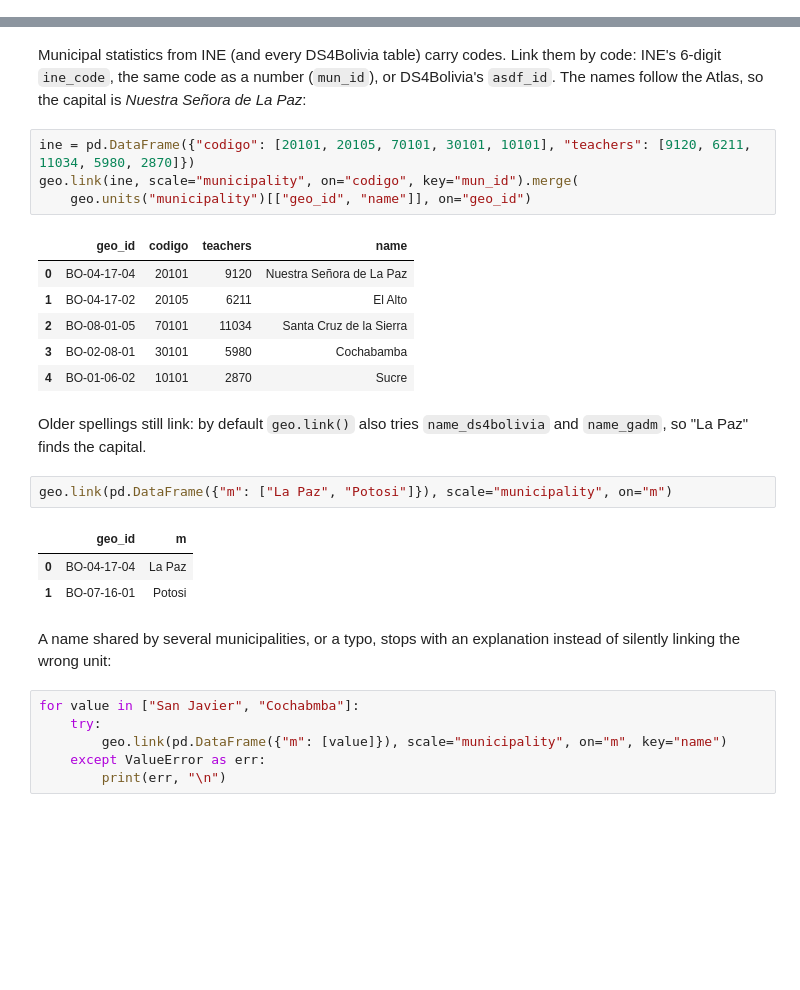
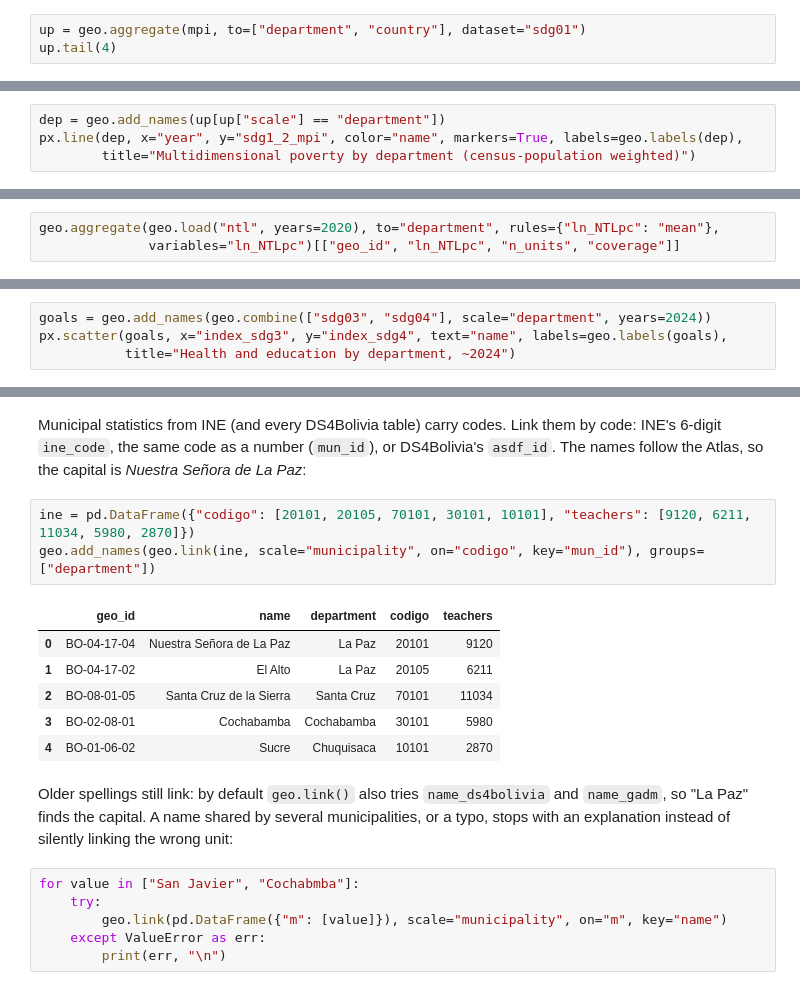
Before and after one commit to quarcs-lab/gdo4bolivia, a Jupyter notebook: notebooks/geo4bolivia_quickstart.ipynb, the cells around one changed output, grey strips where cells are left out. Cells and saved outputs as stored; diff of their text form; blank space fills up the shorter version.

```diff
--- a/notebooks/geo4bolivia_quickstart.ipynb
+++ b/notebooks/geo4bolivia_quickstart.ipynb
@@ -261,0 +282,3 @@ The values below are **made up** for the demonstration; replace them with your o
+# %%
+up = geo.aggregate(mpi, to=["department", "country"], dataset="sdg01")
+up.tail(4)
@@ -261,0 +291,4 @@ The values below are **made up** for the demonstration; replace them with your o
+# %%
+dep = geo.add_names(up[up["scale"] == "department"])
+px.line(dep, x="year", y="sdg1_2_mpi", color="name", markers=True, labels=geo.labels(dep),
+        title="Multidimensional poverty by department (census-population weighted)")
@@ -261,0 +297,3 @@ The values below are **made up** for the demonstration; replace them with your o
+# %%
+geo.aggregate(geo.load("ntl", years=2020), to="department", rules={"ln_NTLpc": "mean"},
+              variables="ln_NTLpc")[["geo_id", "ln_NTLpc", "n_units", "coverage"]]
@@ -261,0 +313,4 @@ The values below are **made up** for the demonstration; replace them with your o
+# %%
+goals = geo.add_names(geo.combine(["sdg03", "sdg04"], scale="department", years=2024))
+px.scatter(goals, x="index_sdg3", y="index_sdg4", text="name", labels=geo.labels(goals),
+           title="Health and education by department, ~2024")
@@ -283,25 +344,16 @@ geo.check(mine, scale="department")        # [] = a valid panel: known ids, one
 Municipal statistics from INE (and every DS4Bolivia table) carry codes. Link them by code: INE's 6-digit `ine_code`, the same code as a number (`mun_id`), or DS4Bolivia's `asdf_id`. The names follow the Atlas, so the capital is *Nuestra Señora de La Paz*:
 # %%
 ine = pd.DataFrame({"codigo": [20101, 20105, 70101, 30101, 10101], "teachers": [9120, 6211, 11034, 5980, 2870]})
-geo.link(ine, scale="municipality", on="codigo", key="mun_id").merge(
-    geo.units("municipality")[["geo_id", "name"]], on="geo_id")
+geo.add_names(geo.link(ine, scale="municipality", on="codigo", key="mun_id"), groups=["department"])
 # %% [output]
-|  | geo_id | codigo | teachers | name |
-| 0 | BO-04-17-04 | 20101 | 9120 | Nuestra Señora de La Paz |
-| 1 | BO-04-17-02 | 20105 | 6211 | El Alto |
-| 2 | BO-08-01-05 | 70101 | 11034 | Santa Cruz de la Sierra |
-| 3 | BO-02-08-01 | 30101 | 5980 | Cochabamba |
-| 4 | BO-01-06-02 | 10101 | 2870 | Sucre |
+|  | geo_id | name | department | codigo | teachers |
+| 0 | BO-04-17-04 | Nuestra Señora de La Paz | La Paz | 20101 | 9120 |
+| 1 | BO-04-17-02 | El Alto | La Paz | 20105 | 6211 |
+| 2 | BO-08-01-05 | Santa Cruz de la Sierra | Santa Cruz | 70101 | 11034 |
+| 3 | BO-02-08-01 | Cochabamba | Cochabamba | 30101 | 5980 |
+| 4 | BO-01-06-02 | Sucre | Chuquisaca | 10101 | 2870 |
 # %% [markdown]
-Older spellings still link: by default `geo.link()` also tries `name_ds4bolivia` and `name_gadm`, so "La Paz" finds the capital.
+Older spellings still link: by default `geo.link()` also tries `name_ds4bolivia` and `name_gadm`, so "La Paz" finds the capital. A name shared by several municipalities, or a typo, stops with an explanation instead of silently linking the wrong unit:
-# %%
-geo.link(pd.DataFrame({"m": ["La Paz", "Potosi"]}), scale="municipality", on="m")
-# %% [output]
-|  | geo_id | m |
-| 0 | BO-04-17-04 | La Paz |
-| 1 | BO-07-16-01 | Potosi |
-# %% [markdown]
-A name shared by several municipalities, or a typo, stops with an explanation instead of silently linking the wrong unit:
 # %%
 for value in ["San Javier", "Cochabmba"]:
     try:
```
Also changed, not shown: parts of 73 cells of this notebook, 14 other files.
